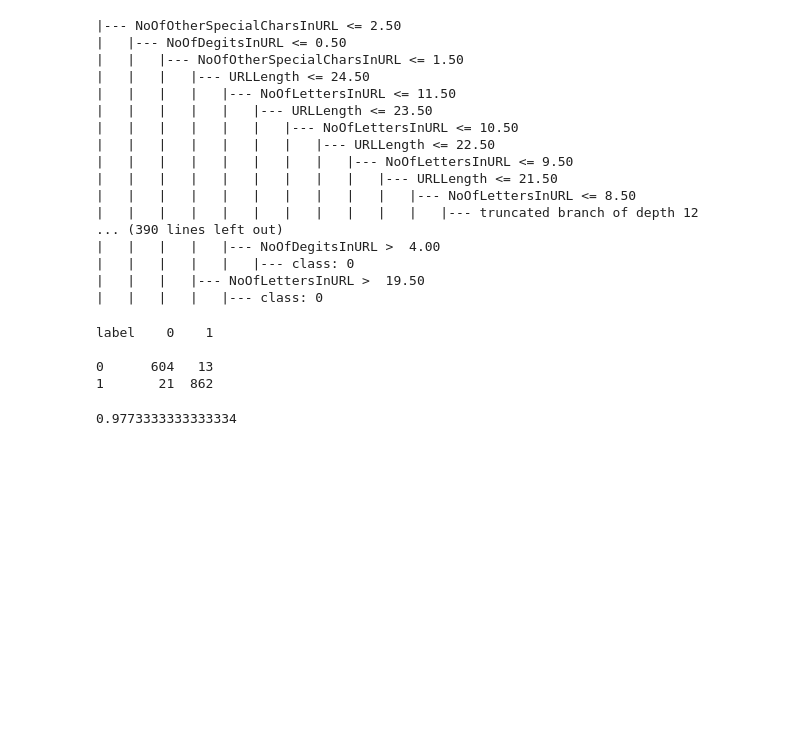
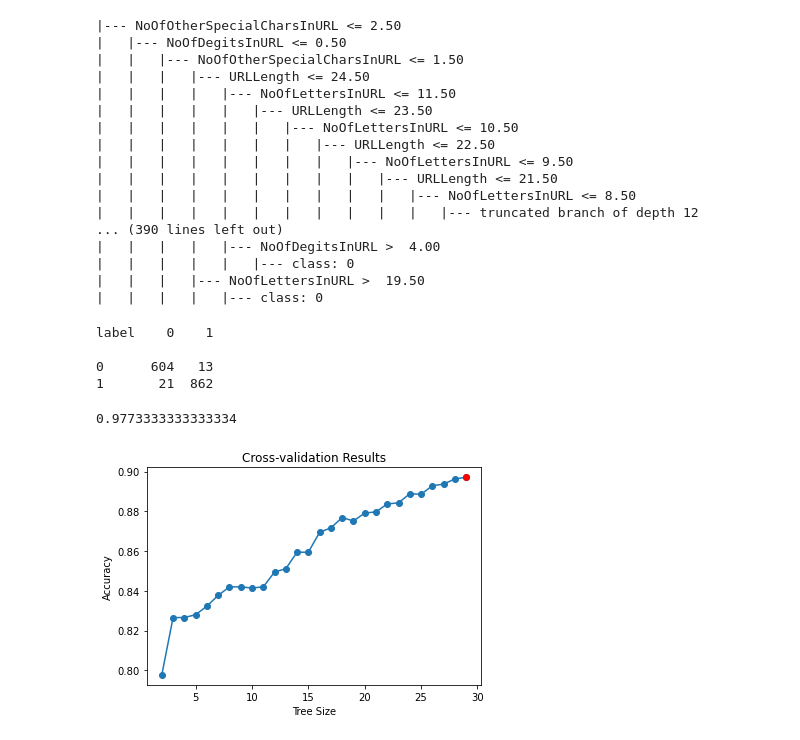
Before and after one commit to davidabney9-dev/PhishingURLProject, a Jupyter notebook: PhishingURLFinalProject.ipynb, the cells around one changed output. Drawn from its saved outputs; the diff is of its cells as text; code cells hidden in the pictures; blank space fills up the shorter version.

```diff
--- a/PhishingURLFinalProject.ipynb
+++ b/PhishingURLFinalProject.ipynb
@@ -102,3 +102,27 @@ label    0    1
 (604+862)/(604+13+21+862)
 # %% [output]
 0.9773333333333334
+# %%
+# fit decision tree model
+tree_phishing = DecisionTreeClassifier(random_state=7)
+tree_phishing.fit(X_train, y_train)
+
+# cross-validation to determine optimal tree size
+params = {'max_leaf_nodes': range(2, 30)}
+cv_phishing = GridSearchCV(tree_phishing, params, cv=10)
+cv_phishing.fit(X_train, y_train)
+cv_results = cv_phishing.cv_results_
+
+# find the best score for max leaf nodes
+best_size = cv_phishing.best_params_['max_leaf_nodes']
+best_score = cv_phishing.best_score_
+
+# plot results of cross-validation
+plt.figure(figsize=(6, 4))
+plt.plot(cv_results["param_max_leaf_nodes"], cv_results["mean_test_score"], 'o-')
+plt.plot(best_size, best_score, 'ro-')
+plt.xlabel('Tree Size')
+plt.ylabel('Accuracy')
+plt.title('Cross-validation Results');
+# %% [output]
+[figure, added]
```
Also changed, not shown: parts of 2 cells of this notebook.
